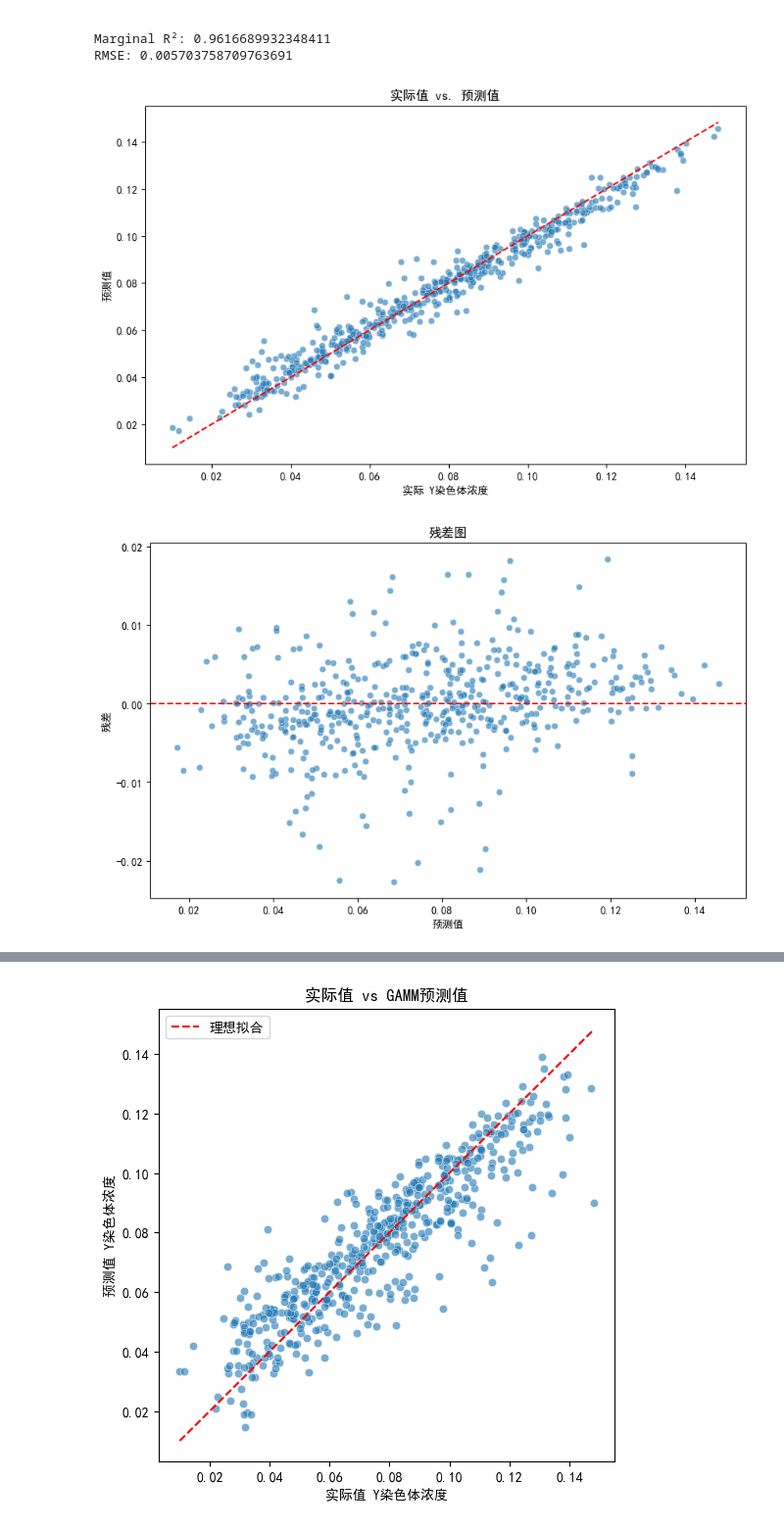
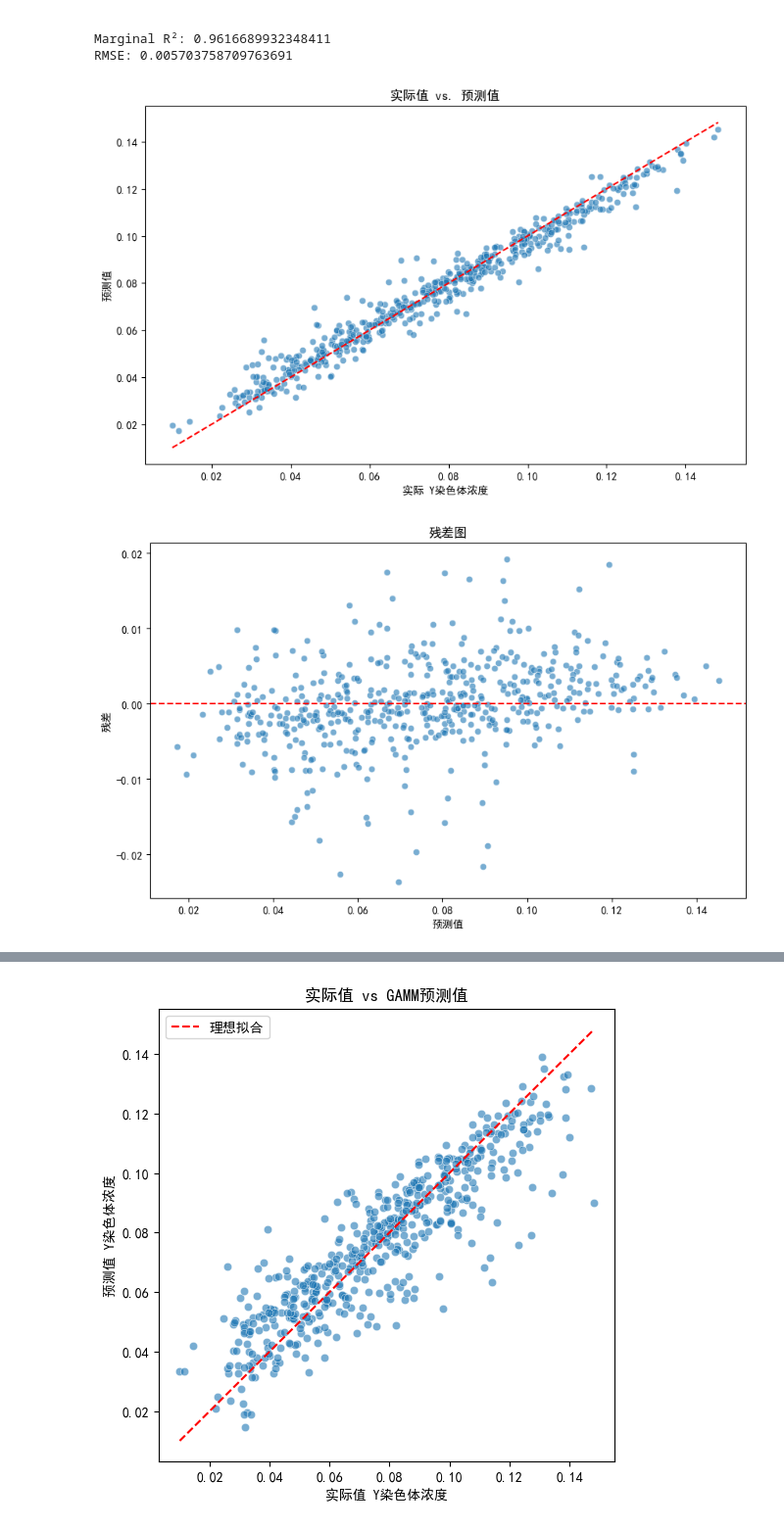
Before and after one commit to Ivesxia/MCM, a Jupyter notebook: data_manage/question1/mixture.ipynb, the cells around one changed output, grey strips where cells are left out. Shown: that part at 98% size. Saved outputs shown, nothing was run; the diff lists cells and outputs as text; code cells hidden in the pictures.

```diff
--- a/data_manage/question1/mixture.ipynb
+++ b/data_manage/question1/mixture.ipynb
@@ -199,22 +199,3 @@ Group Var     0.001    0.007
 
 Marginal R²: 0.8554486508860286
 RMSE: 0.011076361121118344
-# %%
-model = smf.mixedlm(
-    "Y染色体浓度 ~ 孕妇BMI + 小数孕周",  # 固定效应：交互项
-    df,
-    groups=df["孕妇代码"],                # 按孕妇代码分组（随机截距）
-    re_formula="1 + 孕妇BMI + 小数孕周"  # 随机截距和随机斜率
-)
-
-result3 = model.fit()
-print(result3.summary())
-
-#算R²
-actual = df["Y染色体浓度"]
-predictions = result3.fittedvalues
-r_squared3 = r2_score(actual, predictions)
-print("Marginal R²:", r_squared3)
-mse = mean_squared_error(actual, predictions)
-rmse = np.sqrt(mse)
-print(f'RMSE: {rmse}')
@@ -276,33 +239,33 @@ RMSE: 0.005703758709763691
 # %%
 import numpy as np
 import pandas as pd
 import matplotlib.pyplot as plt
 import seaborn as sns
 
-df["预测值"] = result4.fittedvalues
+df["预测值"] = result3.fittedvalues
 df["残差"] = df["Y染色体浓度"] - df["预测值"]  # 残差 = 实际值 - 预测值
 
 plt.figure(figsize=(10, 6))
 sns.scatterplot(data=df, x="Y染色体浓度", y="预测值", alpha=0.6)
 plt.plot([df["Y染色体浓度"].min(), df["Y染色体浓度"].max()],
          [df["Y染色体浓度"].min(), df["Y染色体浓度"].max()],
          'r--')  # 45度对角线
 plt.title("实际值 vs. 预测值")
 plt.xlabel("实际 Y染色体浓度")
 plt.ylabel("预测值")
 plt.show()
 
 # 可视化 2：残差图(图)
 plt.figure(figsize=(10, 6))
 sns.scatterplot(data=df, x="预测值", y="残差", alpha=0.6)
 plt.axhline(0, color='r', linestyle='--')  # 中心线
 plt.title("残差图")
 plt.xlabel("预测值")
 plt.ylabel("残差")
 plt.show()
 # %% [output]
-[figure, old version]
+[figure, new version]
-[figure, old version]
+[figure, new version]
 # %%
 import statsmodels.formula.api as smf
 import numpy as np
```
Also changed, not shown: parts of 3 cells of this notebook.
